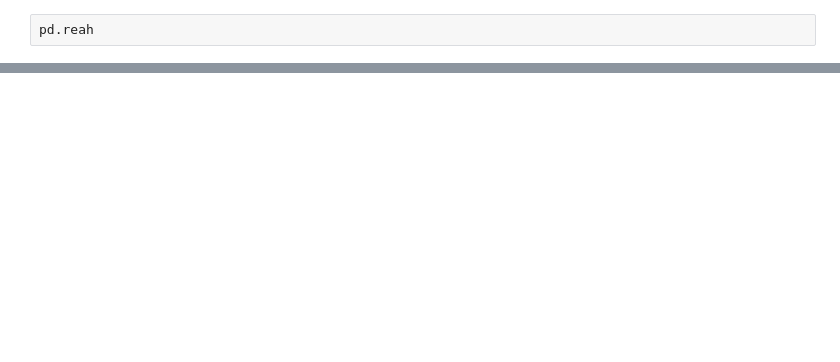
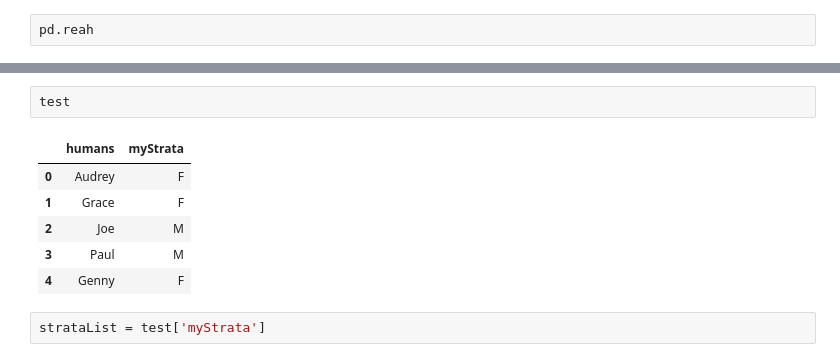
Before and after one commit to gturke/randomize, a Jupyter notebook: genericRandomzationCode.ipynb, the cells around one changed output, grey strips where cells are left out. Cells and saved outputs as stored; diff of their text form; blank space fills up the shorter version.

```diff
--- a/genericRandomzationCode.ipynb
+++ b/genericRandomzationCode.ipynb
@@ -80,0 +88,11 @@ pd.reah
+# %%
+test
+# %% [output]
+|  | humans | myStrata |
+| 0 | Audrey | F |
+| 1 | Grace | F |
+| 2 | Joe | M |
+| 3 | Paul | M |
+| 4 | Genny | F |
+# %%
+strataList = test['myStrata']
```
Also changed, not shown: parts of 28 cells of this notebook, 2 other files.
